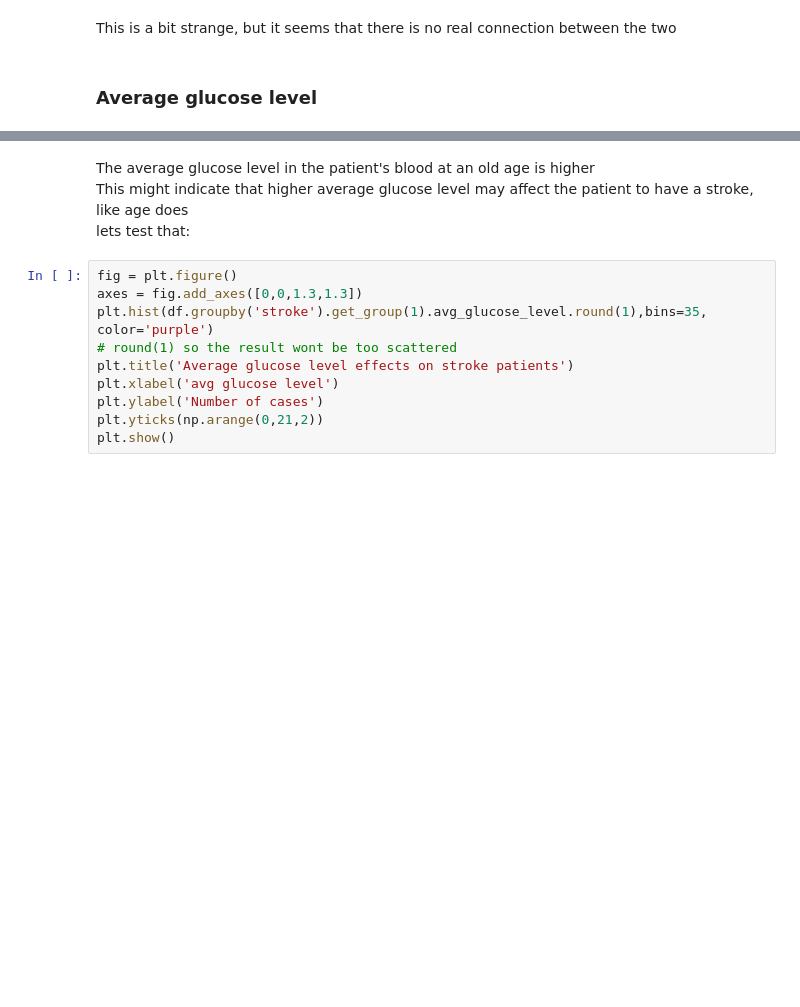
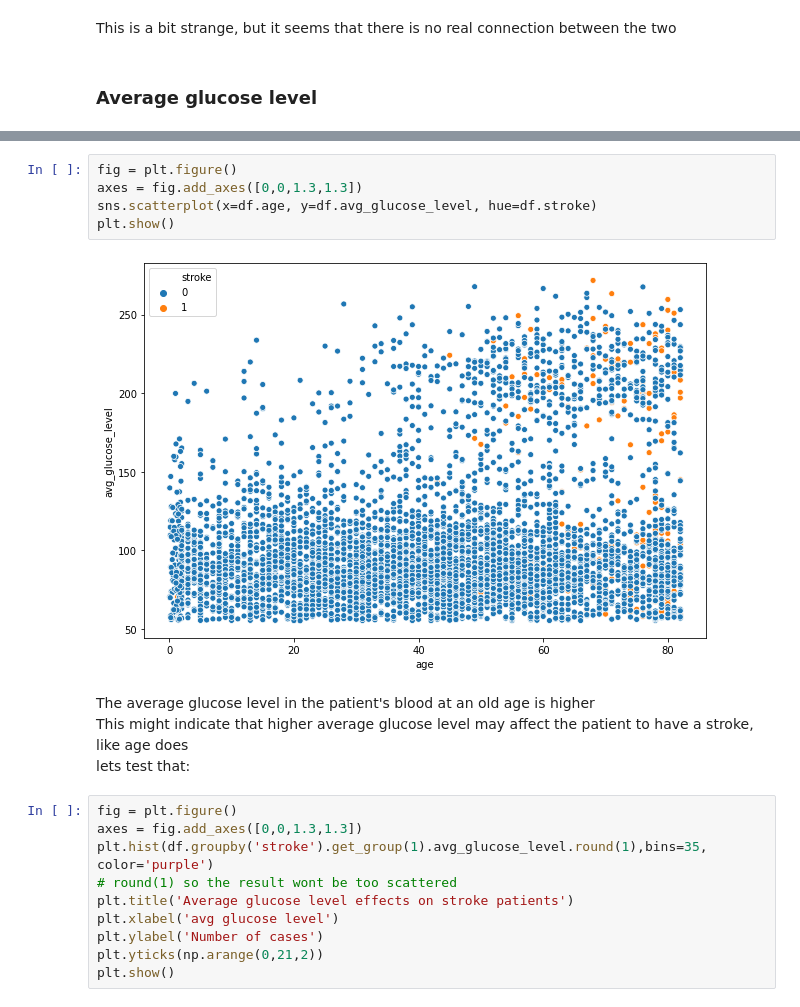
Before and after one commit to s4646/intro-to-data-science, a Jupyter notebook: Classification.ipynb, the cells around one changed output, grey strips where cells are left out. Saved outputs shown, nothing was run; the diff lists cells and outputs as text; blank space fills up the shorter version.

```diff
--- a/Classification.ipynb
+++ b/Classification.ipynb
@@ -280,3 +274,10 @@ Text(0, 0.5, 'avg glucose level')
+# %%
+fig = plt.figure()
+axes = fig.add_axes([0,0,1.3,1.3])
+sns.scatterplot(x=df.age, y=df.avg_glucose_level, hue=df.stroke)
+plt.show()
+# %% [output]
+[figure, added]
 # %% [markdown]
 The average glucose level in the patient's blood at an old age is higher
 This might indicate that higher average glucose level may affect the patient to have a stroke, like age does
```
Also changed, not shown: parts of 32 cells of this notebook.
